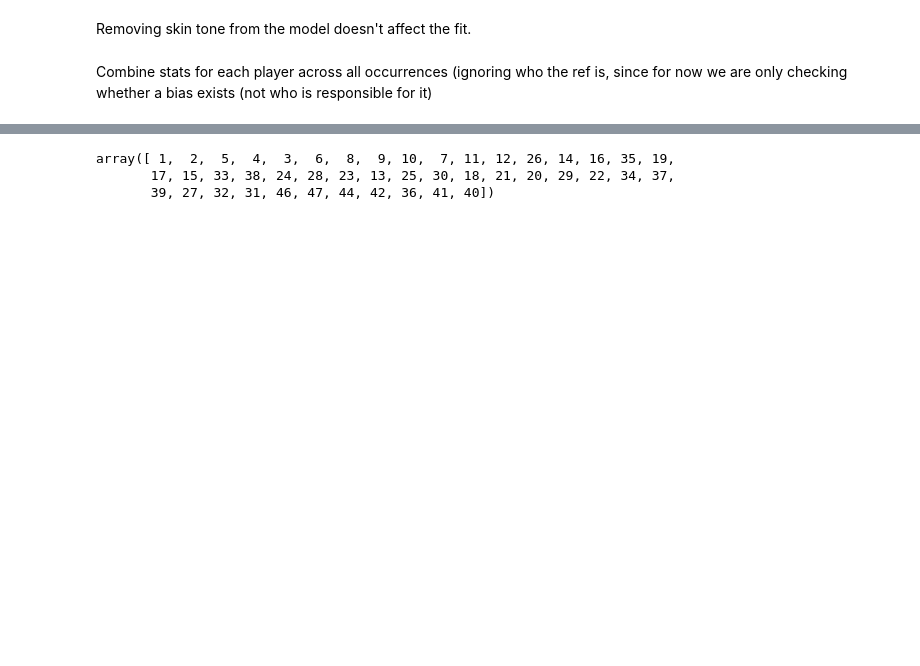
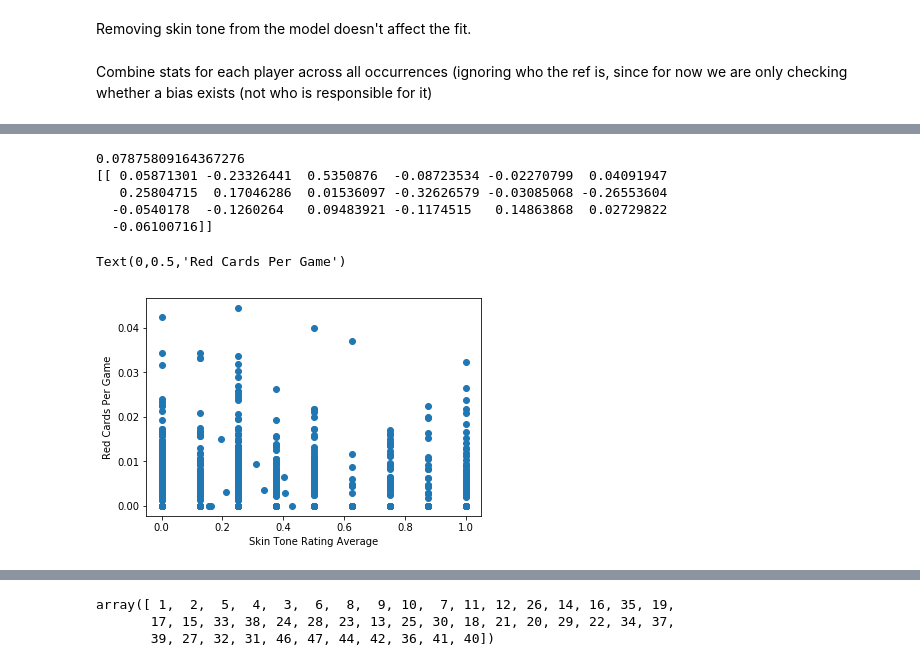
Before and after one commit to brianhenn/InsightDataChallenge4-RedCards, a Jupyter notebook: Henn_DataChallenge4.ipynb, the cells around one changed output, grey strips where cells are left out. Cells and saved outputs as stored; diff of their text form; code cells hidden in the pictures; blank space fills up the shorter version.

```diff
--- a/Henn_DataChallenge4.ipynb
+++ b/Henn_DataChallenge4.ipynb
@@ -307,3 +368,29 @@ now we are only checking whether a bias exists (not who is responsible for it)
+# %%
+redcard_features = pd.concat([pd.DataFrame(skin_tone), pd.DataFrame(position), pd.DataFrame(league_country), pd.DataFrame(weight), pd.DataFrame(height)], axis=1)
+mdl4 = linear_model.LinearRegression().fit(redcard_features, redcard)
+print(mdl4.score(redcard_features, redcard))
+print(mdl4.coef_)
+
+# redcard_features.head()
+# %% [output]
+0.07875809164367276
+[[ 0.05871301 -0.23326441  0.5350876  -0.08723534 -0.02270799  0.04091947
+   0.25804715  0.17046286  0.01536097 -0.32626579 -0.03085068 -0.26553604
+  -0.0540178  -0.1260264   0.09483921 -0.1174515   0.14863868  0.02729822
+  -0.06100716]]
+# %%
+# correlation between skin tone and red cards per game
+skin_tone = redcards_df.loc[:,['player', 'skin-tone average']].groupby('player').mean()
+redcard = redcards_df.loc[:,['player', 'redCards']].groupby('player').sum().loc[:,'redCards'].astype(float)/ \
+    redcards_df.loc[:,['player', 'games']].groupby('player').sum().loc[:,'games'].astype(float) # mean for that player across all matches
+
+plt.figure()
+plt.plot(skin_tone, redcard,'o')
+plt.xlabel('Skin Tone Rating Average')
+plt.ylabel('Red Cards Per Game')
+# %% [output]
+Text(0,0.5,'Red Cards Per Game')
+[figure, added]
 # %%
 # Look at distribution of other variables (country, weight, height, position)
 # within "light" and "dark" skin tone groups
```
Also changed, not shown: parts of 4 cells of this notebook.
